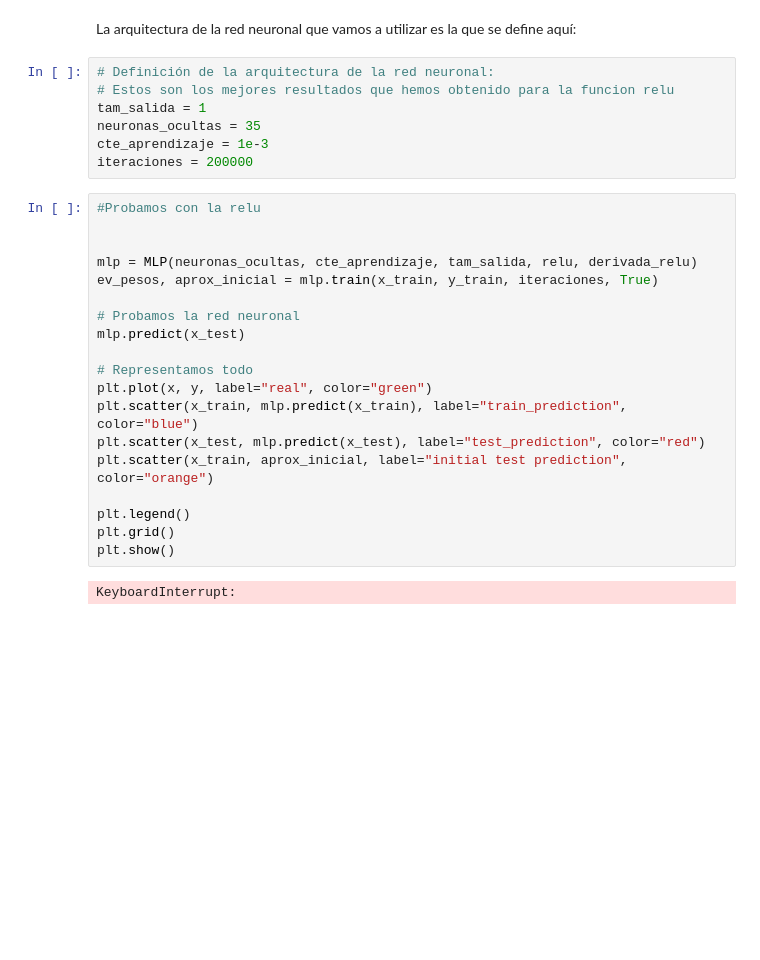
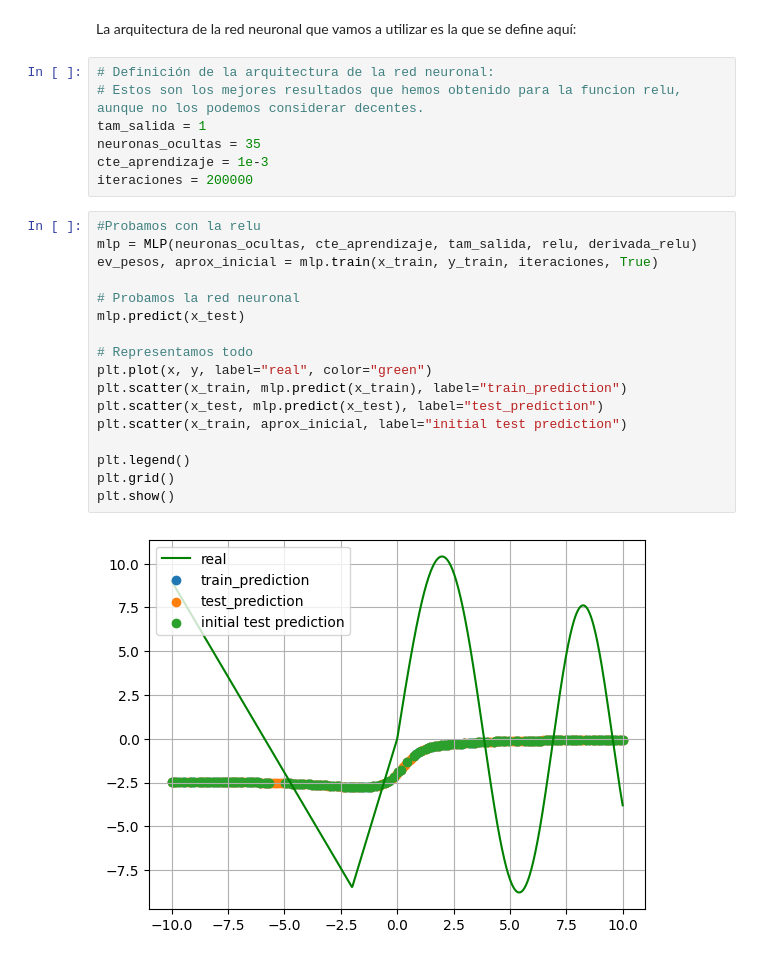
Before and after one commit to Apriea04/ComputacionNeuronalEvolutiva, a Jupyter notebook: Computación Evolutiva/Práctica 1/Parte 1.ipynb, the cells around one changed output. Saved outputs shown, nothing was run; the diff lists cells and outputs as text; blank space fills up the shorter version.

```diff
--- a/Computación Evolutiva/Práctica 1/Parte 1.ipynb
+++ b/Computación Evolutiva/Práctica 1/Parte 1.ipynb
@@ -218,29 +218,27 @@ plt.show()
 La arquitectura de la red neuronal que vamos a utilizar es la que se define aquí:
 # %%
 # Definición de la arquitectura de la red neuronal:
-# Estos son los mejores resultados que hemos obtenido para la funcion relu
+# Estos son los mejores resultados que hemos obtenido para la funcion relu, aunque no los podemos considerar decentes.
 tam_salida = 1
 neuronas_ocultas = 35
 cte_aprendizaje = 1e-3
 iteraciones = 200000
 # %%
 #Probamos con la relu
-
-
 mlp = MLP(neuronas_ocultas, cte_aprendizaje, tam_salida, relu, derivada_relu)
 ev_pesos, aprox_inicial = mlp.train(x_train, y_train, iteraciones, True)
 
 # Probamos la red neuronal
 mlp.predict(x_test)
 
 # Representamos todo
 plt.plot(x, y, label="real", color="green")
-plt.scatter(x_train, mlp.predict(x_train), label="train_prediction", color="blue")
-plt.scatter(x_test, mlp.predict(x_test), label="test_prediction", color="red")
-plt.scatter(x_train, aprox_inicial, label="initial test prediction", color="orange")
+plt.scatter(x_train, mlp.predict(x_train), label="train_prediction")
+plt.scatter(x_test, mlp.predict(x_test), label="test_prediction")
+plt.scatter(x_train, aprox_inicial, label="initial test prediction")
 
 plt.legend()
 plt.grid()
 plt.show()
 # %% [output]
-KeyboardInterrupt:
+[figure, added]
```
Also changed, not shown: parts of 7 cells of this notebook.
